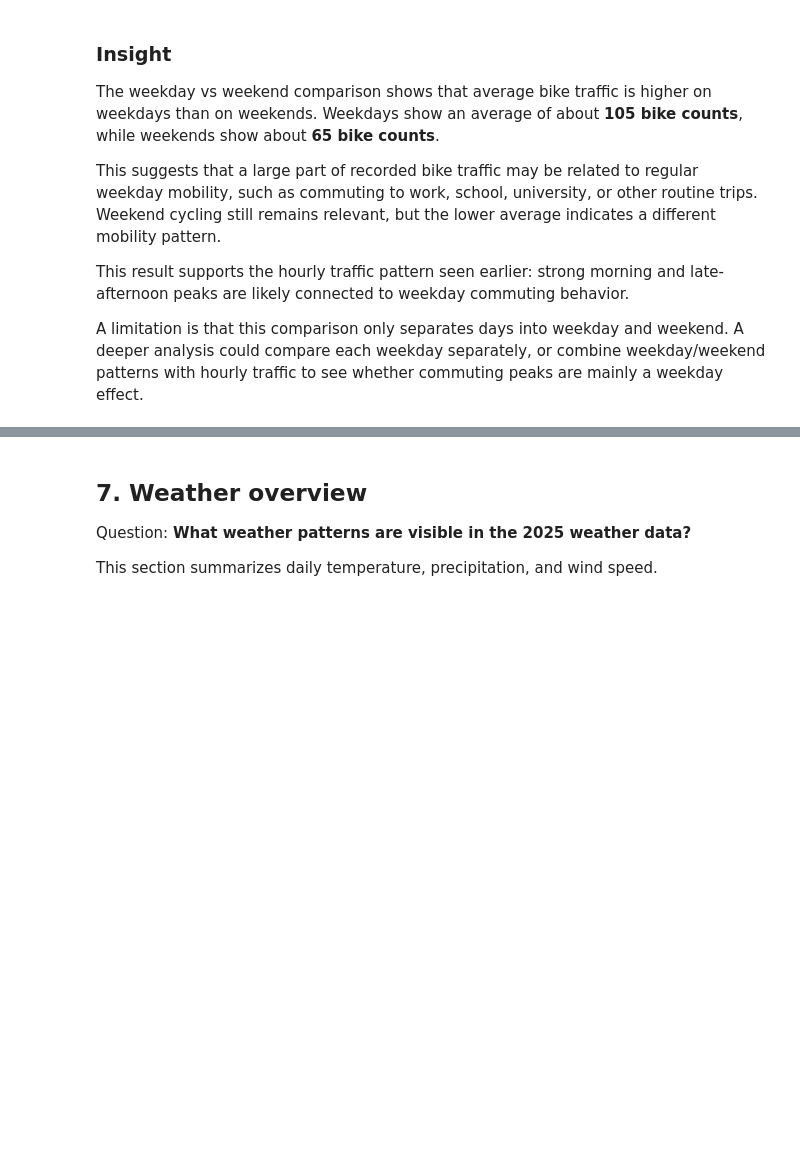
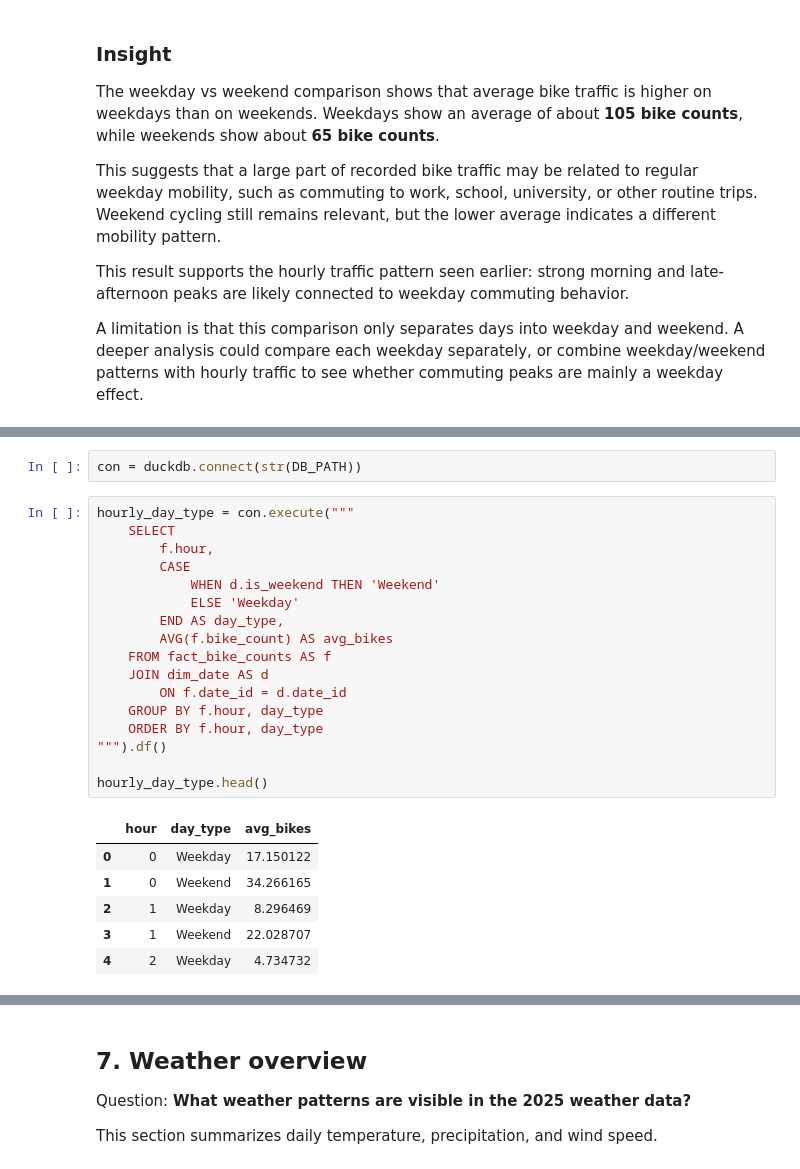
Before and after one commit to muhannadnajjar1-hash/berlin-analytics-warehouse, a Jupyter notebook: notebooks/warehouse_insights.ipynb, the cells around one changed output, grey strips where cells are left out. Cells and saved outputs as stored; diff of their text form; blank space fills up the shorter version.

```diff
--- a/notebooks/warehouse_insights.ipynb
+++ b/notebooks/warehouse_insights.ipynb
@@ -332,0 +339,26 @@ A limitation is that this comparison only separates days into weekday and weeken
+# %%
+con = duckdb.connect(str(DB_PATH))
+# %%
+hourly_day_type = con.execute("""
+    SELECT
+        f.hour,
+        CASE
+            WHEN d.is_weekend THEN 'Weekend'
+            ELSE 'Weekday'
+        END AS day_type,
+        AVG(f.bike_count) AS avg_bikes
+    FROM fact_bike_counts AS f
+    JOIN dim_date AS d
+        ON f.date_id = d.date_id
+    GROUP BY f.hour, day_type
+    ORDER BY f.hour, day_type
+""").df()
+
+hourly_day_type.head()
+# %% [output]
+|  | hour | day_type | avg_bikes |
+| 0 | 0 | Weekday | 17.150122 |
+| 1 | 0 | Weekend | 34.266165 |
+| 2 | 1 | Weekday | 8.296469 |
+| 3 | 1 | Weekend | 22.028707 |
+| 4 | 2 | Weekday | 4.734732 |
```
Also changed, not shown: parts of 6 cells of this notebook, 1 other file.
